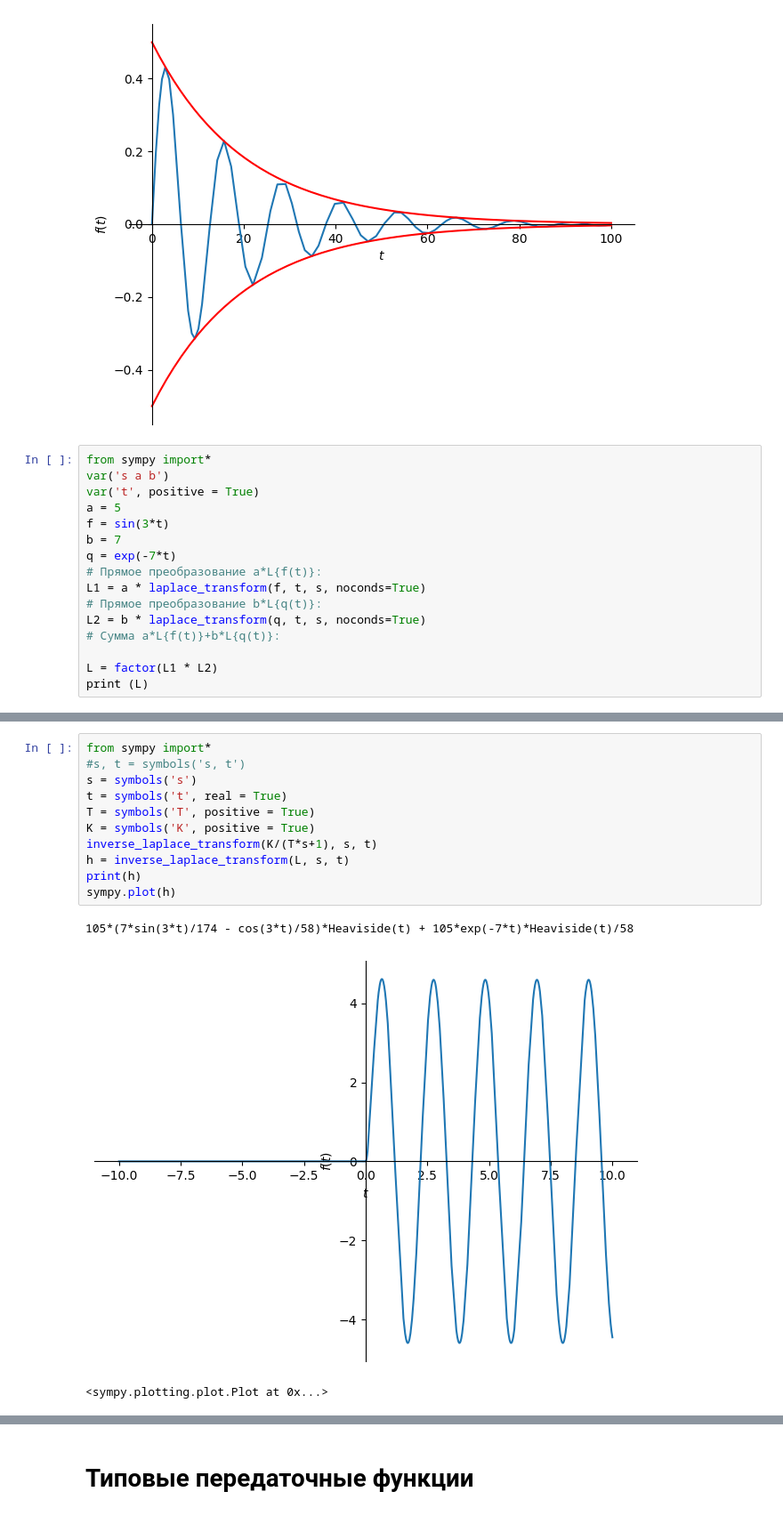
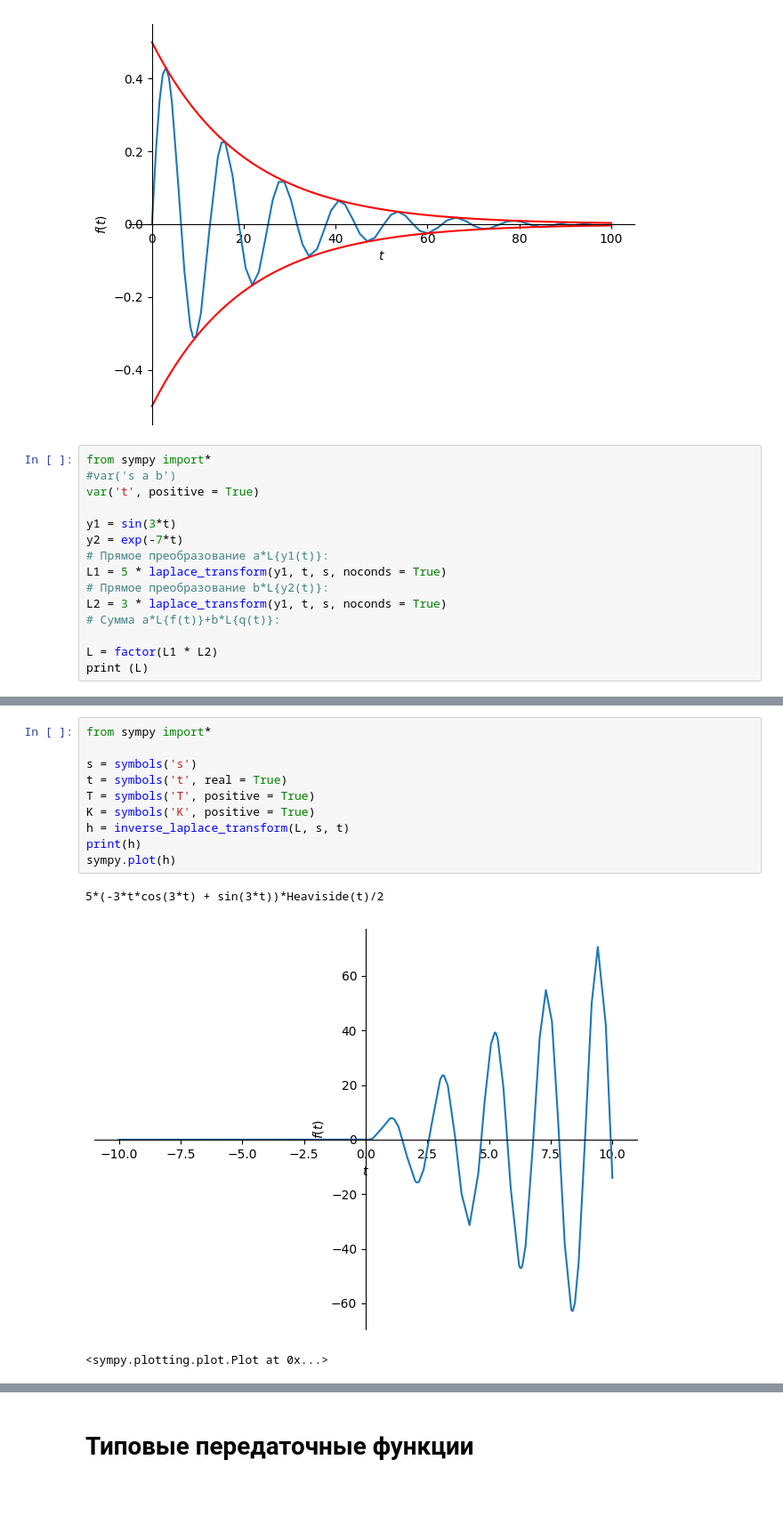
Before and after one commit to TAUforPython/BaseControlTheory, a Jupyter notebook: базовые_инструменты_ТАУ.ipynb, the cells around one changed output, grey strips where cells are left out. Shown at 89% size. Drawn from its saved outputs; the diff is of its cells as text.

```diff
--- a/базовые_инструменты_ТАУ.ipynb
+++ b/базовые_инструменты_ТАУ.ipynb
@@ -131,16 +137,15 @@ p.show()
 [figure]
 # %%
 from sympy import*
-var('s a b')
+#var('s a b')
 var('t', positive = True)
-a = 5
-f = sin(3*t)
-b = 7
-q = exp(-7*t)
-# Прямое преобразование a*L{f(t)}:
-L1 = a * laplace_transform(f, t, s, noconds=True)
-# Прямое преобразование b*L{q(t)}:
-L2 = b * laplace_transform(q, t, s, noconds=True)
+
+y1 = sin(3*t)
+y2 = exp(-7*t)
+# Прямое преобразование a*L{y1(t)}:
+L1 = 5 * laplace_transform(y1, t, s, noconds = True)
+# Прямое преобразование b*L{y2(t)}:
+L2 = 3 * laplace_transform(y1, t, s, noconds = True)
 # Сумма a*L{f(t)}+b*L{q(t)}:
 
 L = factor(L1 * L2)
@@ -150,17 +165,16 @@ print (L)
 # %%
 from sympy import*
-#s, t = symbols('s, t')
+
 s = symbols('s')
 t = symbols('t', real = True)
 T = symbols('T', positive = True)
 K = symbols('K', positive = True)
-inverse_laplace_transform(K/(T*s+1), s, t)
 h = inverse_laplace_transform(L, s, t)
 print(h)
 sympy.plot(h)
 # %% [output]
-105*(7*sin(3*t)/174 - cos(3*t)/58)*Heaviside(t) + 105*exp(-7*t)*Heaviside(t)/58
+5*(-3*t*cos(3*t) + sin(3*t))*Heaviside(t)/2
-[figure, old version]
+[figure, new version]
 <sympy.plotting.plot.Plot at 0x...>
 # %%
 from sympy import *
```
Also changed, not shown: parts of 14 cells of this notebook.
